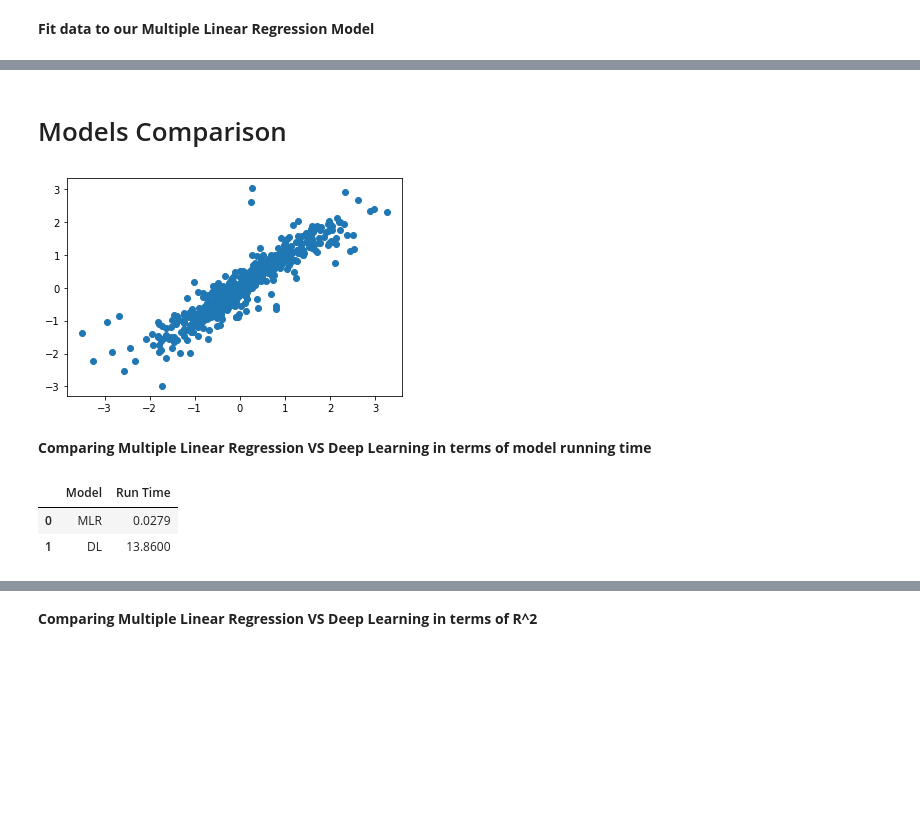
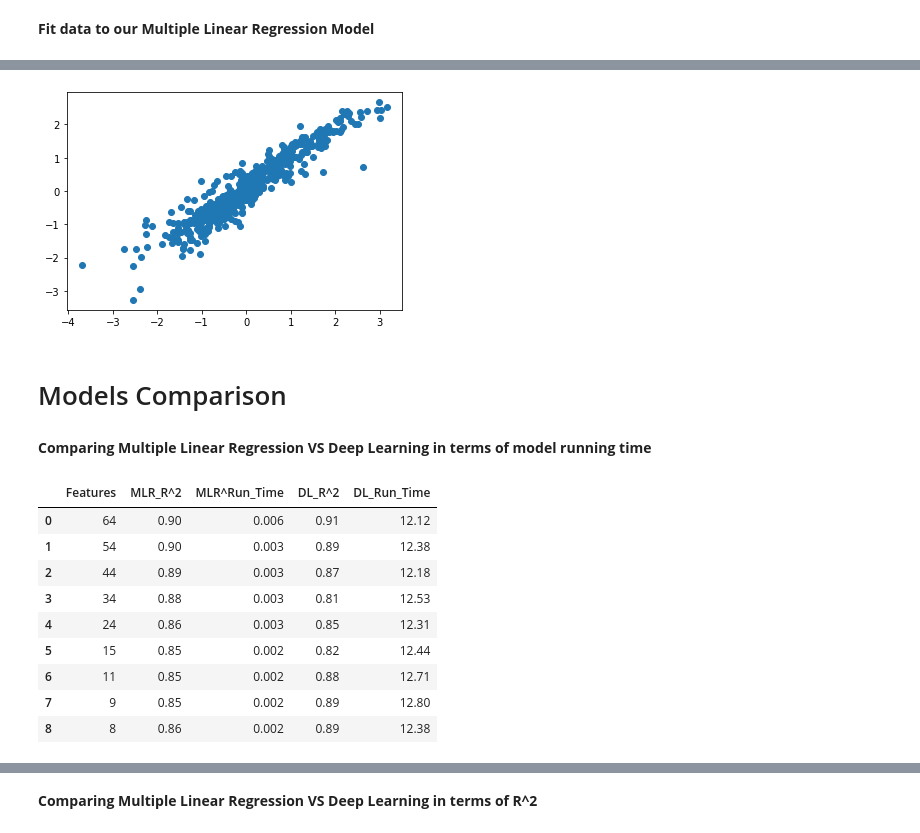
Before and after one commit to yajingran/group_2_final_project, a Jupyter notebook: Machine Leaning Model - House Price Prediction.ipynb, the cells around one changed output, grey strips where cells are left out. Cells and saved outputs as stored; diff of their text form; code cells hidden in the pictures; blank space fills up the shorter version.

```diff
--- a/Machine Leaning Model - House Price Prediction.ipynb
+++ b/Machine Leaning Model - House Price Prediction.ipynb
@@ -431,24 +427,27 @@ sns.pairplot(df, x_vars=["total_area","overallqual","grlivarea", "garagecars","g
+# %%
+#graph the relationship between y_test and t_test_pred
+plt.scatter(y_test, y_test_pred)
+plt.show()
+# %% [output]
+[figure, added]
 # %% [markdown]
 # Models Comparison
-# %%
-
-plt.scatter(y_test, y_test_pred)
-plt.show()
-# %% [output]
-[figure, removed]
 # %% [markdown]
 **Comparing Multiple Linear Regression VS Deep Learning in terms of model running time**
-# %%
-
-MLR = [
-]
-DL = [0.0023, 16.68]
-data_dict = {'Model': pd.Series(Model), 'Run Time':pd.Series(Time)}
-
-df2 = pd.DataFrame(data_dict)
-df2
-# %% [output]
-|  | Model | Run Time |
-| 0 | MLR | 0.0279 |
-| 1 | DL | 13.8600 |
+# %%
+#import the recording of the model run time and model result
+data = pd.read_csv('Resources/run_time_r2.csv')
+data = data.dropna()
+data
+# %% [output]
+|  | Features | MLR_R^2 | MLR^Run_Time | DL_R^2 | DL_Run_Time |
+| 0 | 64 | 0.90 | 0.006 | 0.91 | 12.12 |
+| 1 | 54 | 0.90 | 0.003 | 0.89 | 12.38 |
+| 2 | 44 | 0.89 | 0.003 | 0.87 | 12.18 |
+| 3 | 34 | 0.88 | 0.003 | 0.81 | 12.53 |
+| 4 | 24 | 0.86 | 0.003 | 0.85 | 12.31 |
+| 5 | 15 | 0.85 | 0.002 | 0.82 | 12.44 |
+| 6 | 11 | 0.85 | 0.002 | 0.88 | 12.71 |
+| 7 | 9 | 0.85 | 0.002 | 0.89 | 12.80 |
+| 8 | 8 | 0.86 | 0.002 | 0.89 | 12.38 |
 # %%
```
Also changed, not shown: parts of 22 cells of this notebook, 2 other files.
